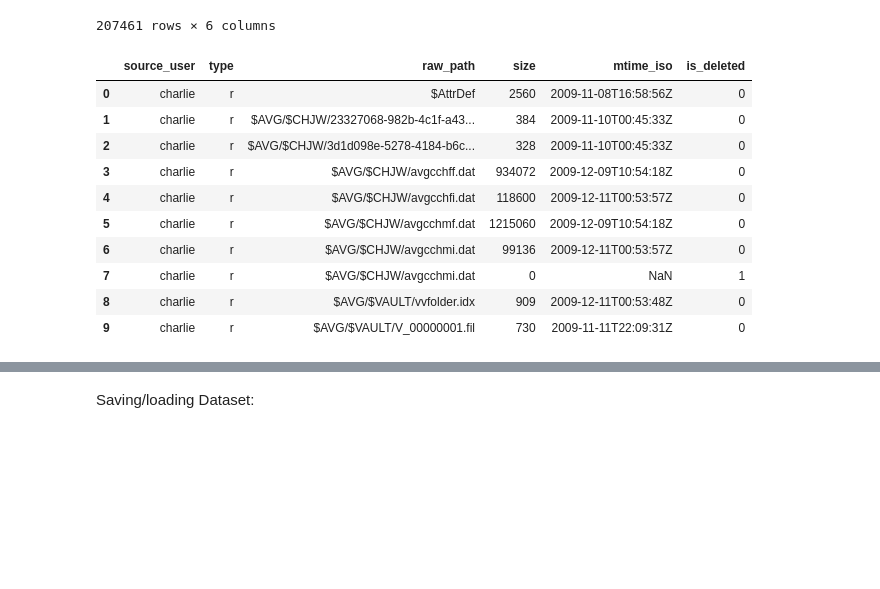
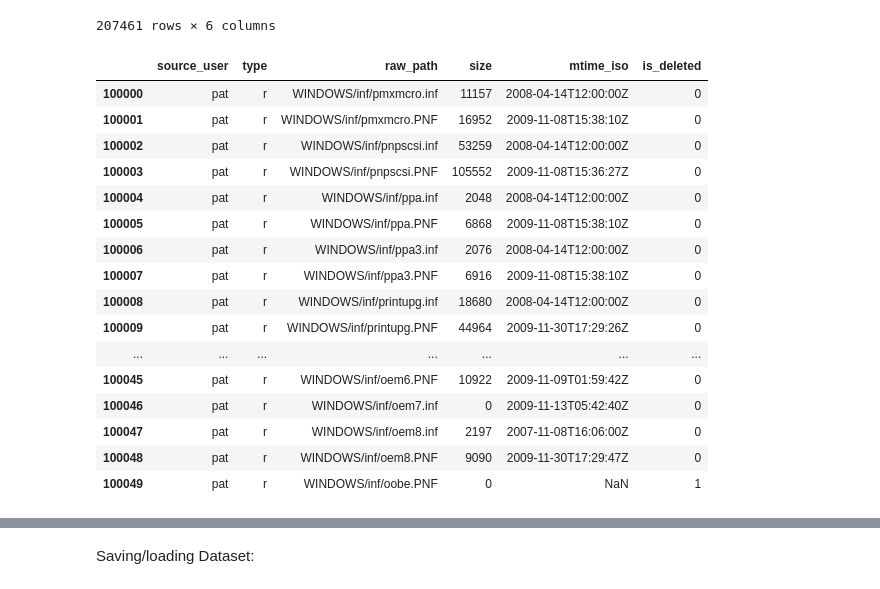
Before and after one commit to Crashededed/ML-Powered_File_Prioritization_Engine, a Jupyter notebook: src/CyberProjectDataset.ipynb, the cells around one changed output, grey strips where cells are left out. Saved outputs shown, nothing was run; the diff lists cells and outputs as text; code cells hidden in the pictures; blank space fills up the shorter version.

```diff
--- a/src/CyberProjectDataset.ipynb
+++ b/src/CyberProjectDataset.ipynb
@@ -219,18 +203,23 @@ Parsing ../datasets/terry-2009-12-11-002.xml...
 207461 rows × 6 columns
 # %%
 import pandas as pd
-# Use the python engine which is more robust to bad lines
-df = pd.read_csv("../datasets/m57_raw_dump.csv", nrows=10, encoding_errors='replace')
-df
+df = pd.read_csv("../datasets/m57_raw_dump.csv", encoding_errors='replace')
+df[100000:100050]
 # %% [output]
 |  | source_user | type | raw_path | size | mtime_iso | is_deleted |
-| 0 | charlie | r | $AttrDef | 2560 | 2009-11-08T16:58:56Z | 0 |
-| 1 | charlie | r | $AVG/$CHJW/23327068-982b-4c1f-a43... | 384 | 2009-11-10T00:45:33Z | 0 |
-| 2 | charlie | r | $AVG/$CHJW/3d1d098e-5278-4184-b6c... | 328 | 2009-11-10T00:45:33Z | 0 |
-| 3 | charlie | r | $AVG/$CHJW/avgcchff.dat | 934072 | 2009-12-09T10:54:18Z | 0 |
-| 4 | charlie | r | $AVG/$CHJW/avgcchfi.dat | 118600 | 2009-12-11T00:53:57Z | 0 |
-| 5 | charlie | r | $AVG/$CHJW/avgcchmf.dat | 1215060 | 2009-12-09T10:54:18Z | 0 |
-| 6 | charlie | r | $AVG/$CHJW/avgcchmi.dat | 99136 | 2009-12-11T00:53:57Z | 0 |
-| 7 | charlie | r | $AVG/$CHJW/avgcchmi.dat | 0 | NaN | 1 |
-| 8 | charlie | r | $AVG/$VAULT/vvfolder.idx | 909 | 2009-12-11T00:53:48Z | 0 |
-| 9 | charlie | r | $AVG/$VAULT/V_00000001.fil | 730 | 2009-11-11T22:09:31Z | 0 |
+| 100000 | pat | r | WINDOWS/inf/pmxmcro.inf | 11157 | 2008-04-14T12:00:00Z | 0 |
+| 100001 | pat | r | WINDOWS/inf/pmxmcro.PNF | 16952 | 2009-11-08T15:38:10Z | 0 |
+| 100002 | pat | r | WINDOWS/inf/pnpscsi.inf | 53259 | 2008-04-14T12:00:00Z | 0 |
+| 100003 | pat | r | WINDOWS/inf/pnpscsi.PNF | 105552 | 2009-11-08T15:36:27Z | 0 |
+| 100004 | pat | r | WINDOWS/inf/ppa.inf | 2048 | 2008-04-14T12:00:00Z | 0 |
+| 100005 | pat | r | WINDOWS/inf/ppa.PNF | 6868 | 2009-11-08T15:38:10Z | 0 |
+| 100006 | pat | r | WINDOWS/inf/ppa3.inf | 2076 | 2008-04-14T12:00:00Z | 0 |
+| 100007 | pat | r | WINDOWS/inf/ppa3.PNF | 6916 | 2009-11-08T15:38:10Z | 0 |
+| 100008 | pat | r | WINDOWS/inf/printupg.inf | 18680 | 2008-04-14T12:00:00Z | 0 |
+| 100009 | pat | r | WINDOWS/inf/printupg.PNF | 44964 | 2009-11-30T17:29:26Z | 0 |
+| ... | ... | ... | ... | ... | ... | ... |
+| 100045 | pat | r | WINDOWS/inf/oem6.PNF | 10922 | 2009-11-09T01:59:42Z | 0 |
+| 100046 | pat | r | WINDOWS/inf/oem7.inf | 0 | 2009-11-13T05:42:40Z | 0 |
+| 100047 | pat | r | WINDOWS/inf/oem8.inf | 2197 | 2007-11-08T16:06:00Z | 0 |
+| 100048 | pat | r | WINDOWS/inf/oem8.PNF | 9090 | 2009-11-30T17:29:47Z | 0 |
+| 100049 | pat | r | WINDOWS/inf/oobe.PNF | 0 | NaN | 1 |
```
Also changed, not shown: parts of 12 cells of this notebook, 5 other files.
